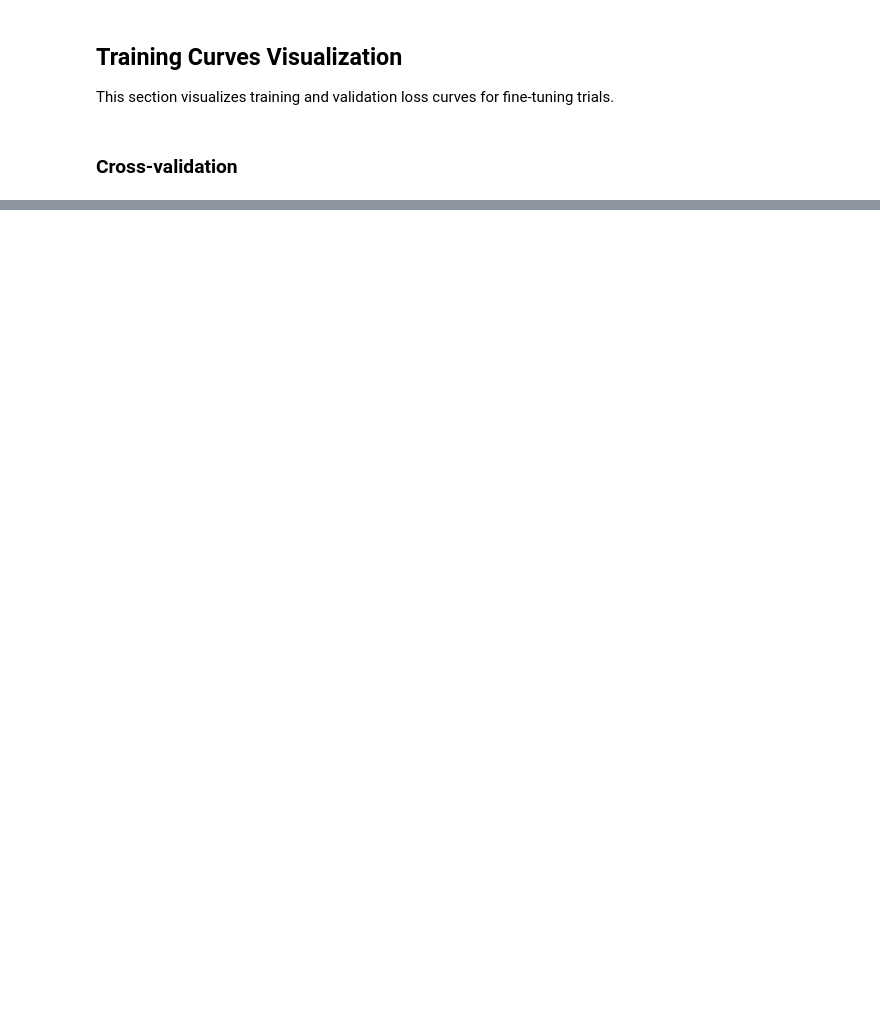
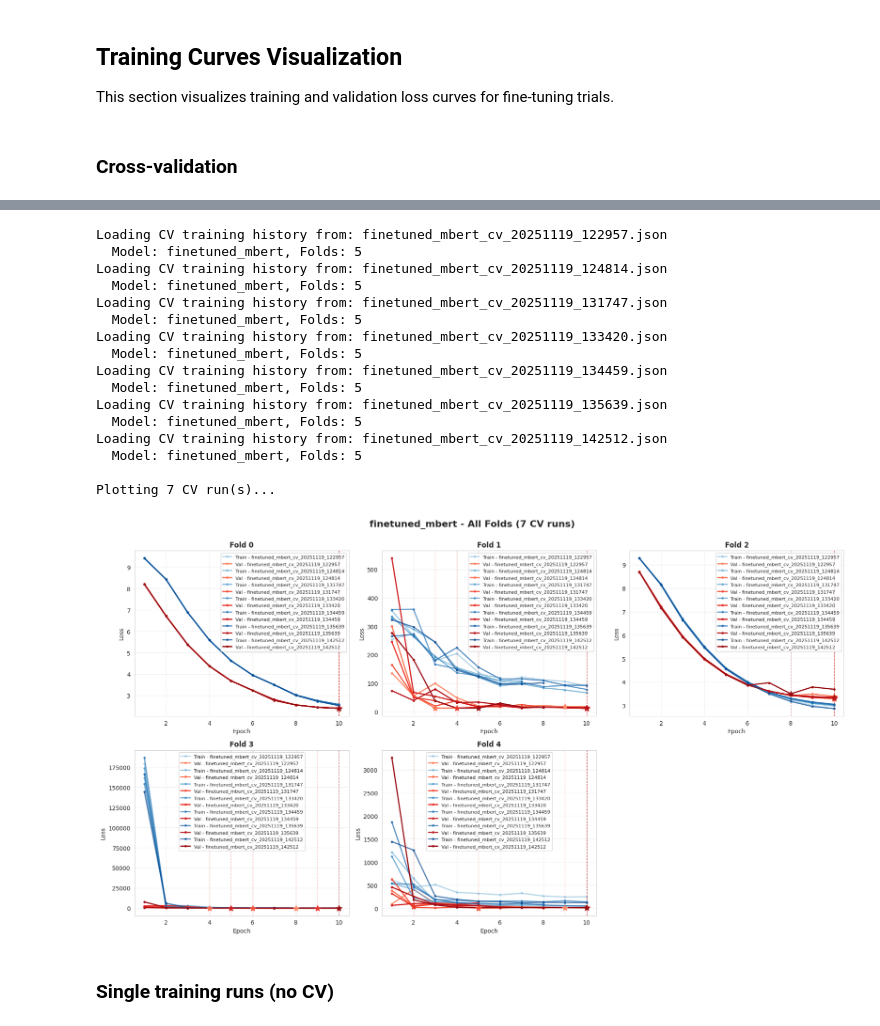
Before and after one commit to itzTerra/vis-desc, a Jupyter notebook: modules/lab/src/models/encoder/visualize_metrics.ipynb, the cells around one changed output, grey strips where cells are left out. Drawn from its saved outputs; the diff is of its cells as text; code cells hidden in the pictures; blank space fills up the shorter version.

```diff
--- a/modules/lab/src/models/encoder/visualize_metrics.ipynb
+++ b/modules/lab/src/models/encoder/visualize_metrics.ipynb
@@ -585,18 +707,8 @@ def plot_all_folds_for_trial(trials, trial_num):
 # %% [markdown]
 ### Cross-validation
 # %%
-history_files = sorted(list(TRAINING_HISTORY_DIR.glob("trial_*_fold_*.json")))
-print(f"Found {len(history_files)} training history files")
-
-trials = {}
-for file in history_files:
-    with open(file, "r") as f:
-        data = json.load(f)
-        trial_num = data["trial_number"]
-        fold_num = data["fold_num"]
-
-        if trial_num not in trials:
-            trials[trial_num] = {}
-        trials[trial_num][fold_num] = data
-
-print(f"Trials: {sorted(trials.keys())}")
+# Find CV training history files
+cv_history_files = sorted(list(TRAINING_HISTORY_DIR.glob("*_cv_*.json")))
+print(f"Found {len(cv_history_files)} CV training history files:")
+for f in cv_history_files:
+    print(f"  - {f.name}")
@@ -603,6 +724,49 @@ print(f"Trials: {sorted(trials.keys())}")
 # %%
-TRIAL_TO_PRINT = 0
+# Select which CV files to visualize (can select multiple)
+if cv_history_files:
+    # Specify indices of files to compare (e.g., [0] for first file, [0, 1] for first two files)
+    CV_FILE_INDICES = list(
+        range(len(cv_history_files))
+    )  # Modify this list to select multiple files
 
-chosen_trial = sorted(trials.keys())[TRIAL_TO_PRINT]
-print(f"Plotting all folds for Trial {chosen_trial}")
-plot_all_folds_for_trial(trials, chosen_trial)
+    cv_data_list = []
+
+    for idx in CV_FILE_INDICES:
+        if idx < len(cv_history_files):
+            selected_file = cv_history_files[idx]
+
+            print(f"Loading CV training history from: {selected_file.name}")
+
+            with open(selected_file, "r") as f:
+                cv_data = json.load(f)
+
+            # Add filename for labeling
+            cv_data["filename"] = selected_file.stem
+            cv_data_list.append(cv_data)
+
+            print(f"  Model: {cv_data['model']}, Folds: {cv_data['n_splits']}")
+
+    print(f"\nPlotting {len(cv_data_list)} CV run(s)...\n")
+    plot_all_folds_for_multiple_cv(cv_data_list)
+else:
+    print("No CV training history files found!")
+# %% [output]
+Loading CV training history from: finetuned_mbert_cv_20251119_122957.json
+  Model: finetuned_mbert, Folds: 5
+Loading CV training history from: finetuned_mbert_cv_20251119_124814.json
+  Model: finetuned_mbert, Folds: 5
+Loading CV training history from: finetuned_mbert_cv_20251119_131747.json
+  Model: finetuned_mbert, Folds: 5
+Loading CV training history from: finetuned_mbert_cv_20251119_133420.json
+  Model: finetuned_mbert, Folds: 5
+Loading CV training history from: finetuned_mbert_cv_20251119_134459.json
+  Model: finetuned_mbert, Folds: 5
+Loading CV training history from: finetuned_mbert_cv_20251119_135639.json
+  Model: finetuned_mbert, Folds: 5
+Loading CV training history from: finetuned_mbert_cv_20251119_142512.json
+  Model: finetuned_mbert, Folds: 5
+
+Plotting 7 CV run(s)...
+[figure, added]
+# %% [markdown]
+### Single training runs (no CV)
```
Also changed, not shown: parts of 9 cells of this notebook, 4 other files.
